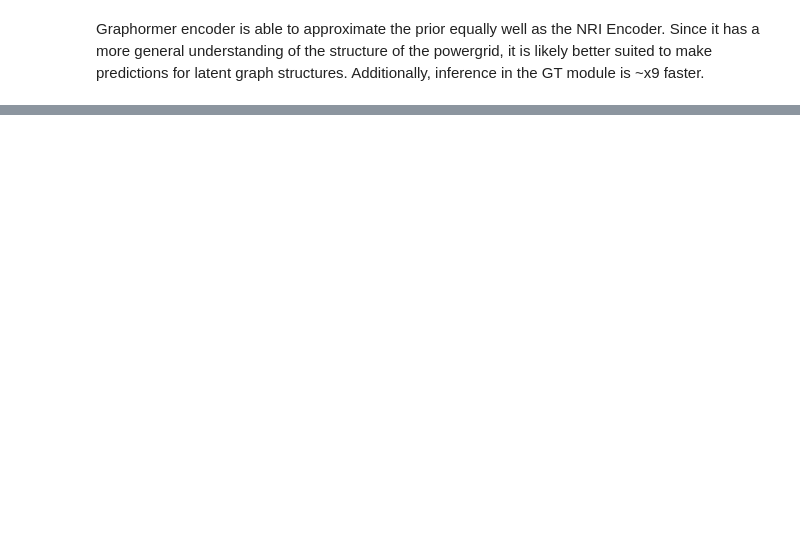
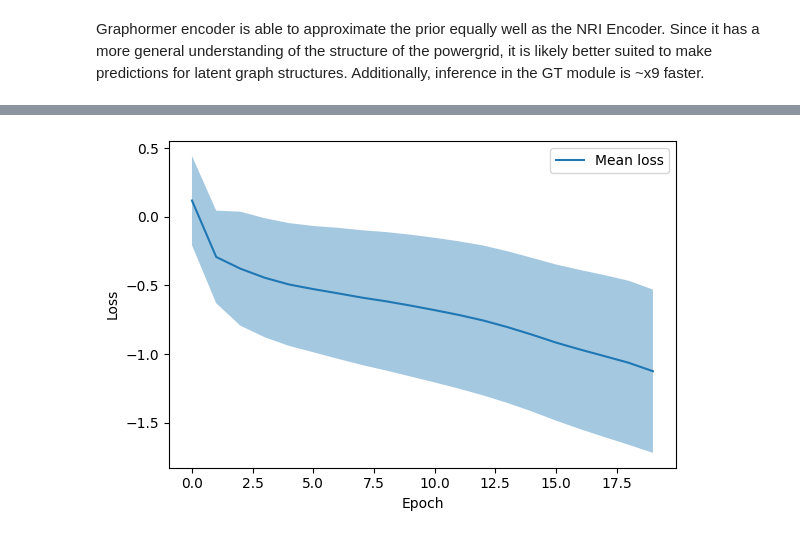
Before and after one commit to HansDampf37/NRI-for-explainable-RL-in-Power-Grids, a Jupyter notebook: visualization/graphormer_vs_nri_encoder_prior_approx.ipynb, the cells around one changed output, grey strips where cells are left out. Cells and saved outputs as stored; diff of their text form; code cells hidden in the pictures; blank space fills up the shorter version.

```diff
--- a/visualization/graphormer_vs_nri_encoder_prior_approx.ipynb
+++ b/visualization/graphormer_vs_nri_encoder_prior_approx.ipynb
@@ -158,24 +147,24 @@ for enc in [graphormer_encoder, nri_encoder]:
 # %%
 loss_curves_per_run = []
-n_runs = 10
+n_runs = 7
 for i in range(n_runs):
     graphormer_encoder_short = GraphormerNRIEncoder(x_dim=env.observation_space.x_dim, hidden_dim=16, num_layers=1, num_edge_types=2, max_degree=7, max_path_distance=9)
-    loss_curve = train(graphormer_encoder_short, ds, num_epochs=50)
-    loss_curves_per_run.append(loss_curve)
+    loss_curve = train(graphormer_encoder_short, ds, num_epochs=20)
+    loss_curves_per_run.append([train for train, _ in loss_curve])
 # %%
 loss_arr = np.log(np.array(loss_curves_per_run) + eps)
 mean_loss = loss_arr.mean(axis=0)
 std_loss = loss_arr.std(axis=0)
 epochs = np.arange(loss_arr.shape[1])
 
 plt.figure(figsize=(6,4))
 plt.plot(epochs, mean_loss, label="Mean loss")
-plt.fill_between(epochs, mean_loss - std_loss, mean_loss + std_loss, alpha=0.3)
-for i, run in enumerate(loss_arr):
-    plt.plot(epochs, run, label=f"Run {i}", alpha=0.3)
+plt.fill_between(epochs, mean_loss - std_loss, mean_loss + std_loss, alpha=0.4)
 
 plt.xlabel("Epoch")
 plt.ylabel("Loss")
 plt.legend()
 plt.tight_layout()
 plt.show()
+# %% [output]
+[figure, added]
```
Also changed, not shown: parts of 5 cells of this notebook, 2 other files.
